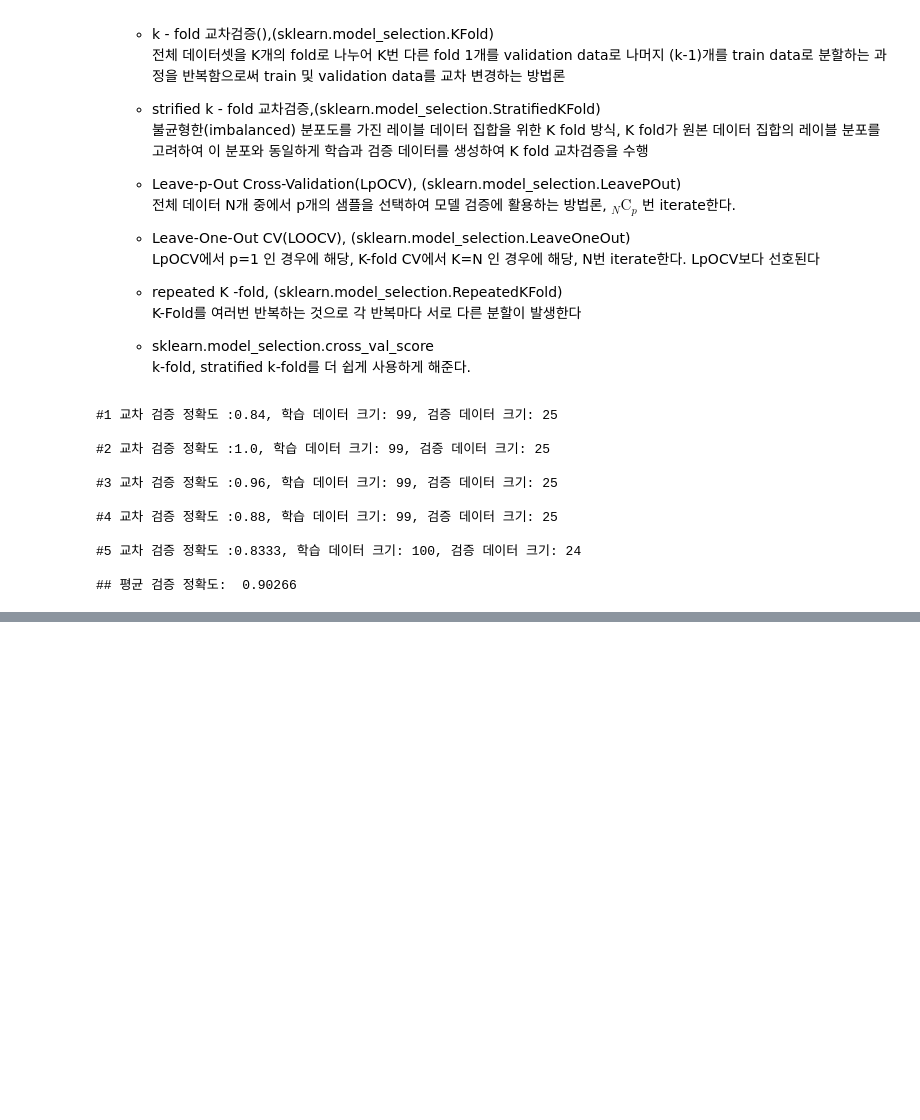
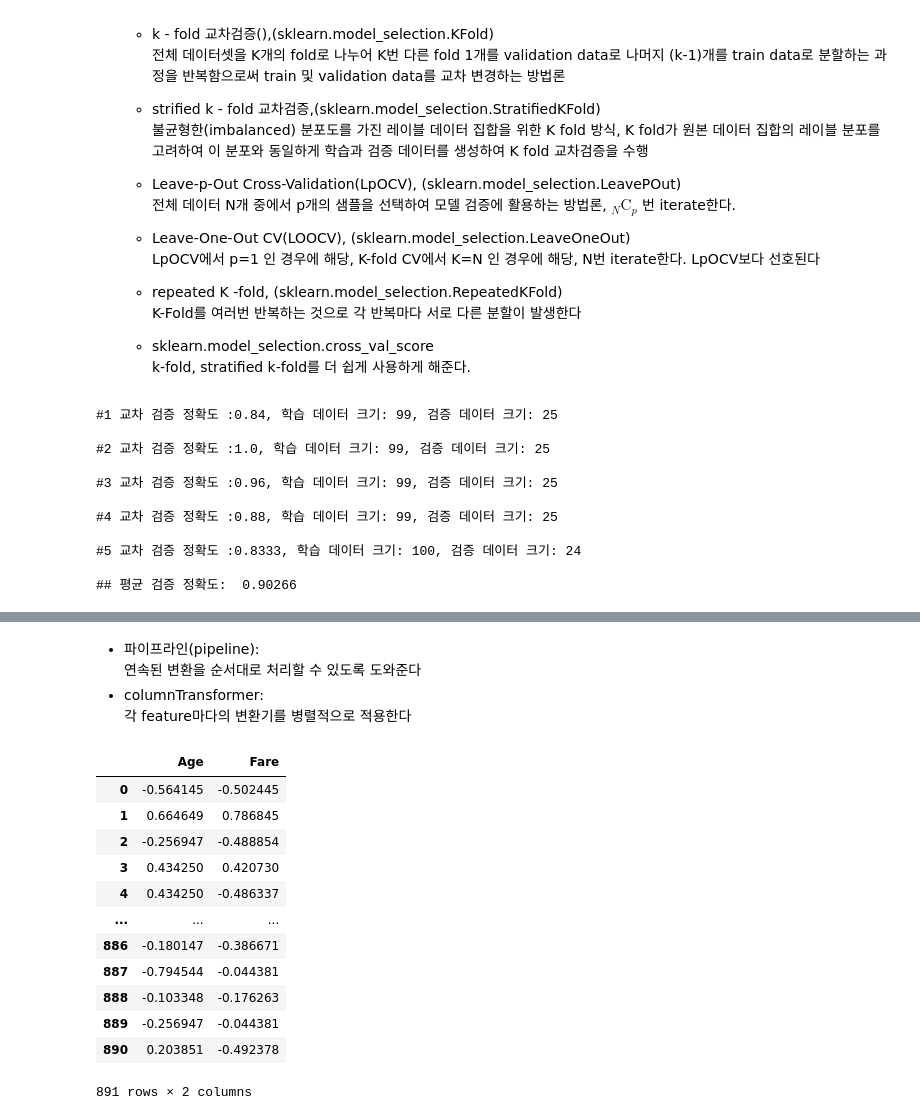
Before and after one commit to jerry-ryu/ML_beginning, a Jupyter notebook: 2.scikit-learn.ipynb, the cells around one changed output, grey strips where cells are left out. Drawn from its saved outputs; the diff is of its cells as text; code cells hidden in the pictures; blank space fills up the shorter version.

```diff
--- a/2.scikit-learn.ipynb
+++ b/2.scikit-learn.ipynb
@@ -736,0 +999,32 @@ print('\n## 평균 검증 정확도: ', np.mean(cv_accuracy))
+# %% [markdown]
+ - 파이프라인(pipeline):
+ 연속된 변환을 순서대로 처리할 수 있도록 도와준다
+ - columnTransformer:
+ 각 feature마다의 변환기를 병렬적으로 적용한다
+# %%
+# pipeline
+from sklearn.pipeline import Pipeline
+from sklearn.impute import SimpleImputer
+from sklearn.preprocessing import StandardScaler
+num_pipeline = Pipeline([
+                        ('Agefillna', AgeTransformer()),
+                        ('imputer', SimpleImputer(strategy = "mean")),
+                        ('std_scaler', StandardScaler())
+])
+
+pipe = pd.DataFrame(num_pipeline.fit_transform(train.loc[:, ('Age', 'Fare')]), columns = ['Age', 'Fare'])
+pipe
+# %% [output]
+|  | Age | Fare |
+| 0 | -0.564145 | -0.502445 |
+| 1 | 0.664649 | 0.786845 |
+| 2 | -0.256947 | -0.488854 |
+| 3 | 0.434250 | 0.420730 |
+| 4 | 0.434250 | -0.486337 |
+| ... | ... | ... |
+| 886 | -0.180147 | -0.386671 |
+| 887 | -0.794544 | -0.044381 |
+| 888 | -0.103348 | -0.176263 |
+| 889 | -0.256947 | -0.044381 |
+| 890 | 0.203851 | -0.492378 |
+891 rows × 2 columns
```
Also changed, not shown: parts of 14 cells of this notebook.
